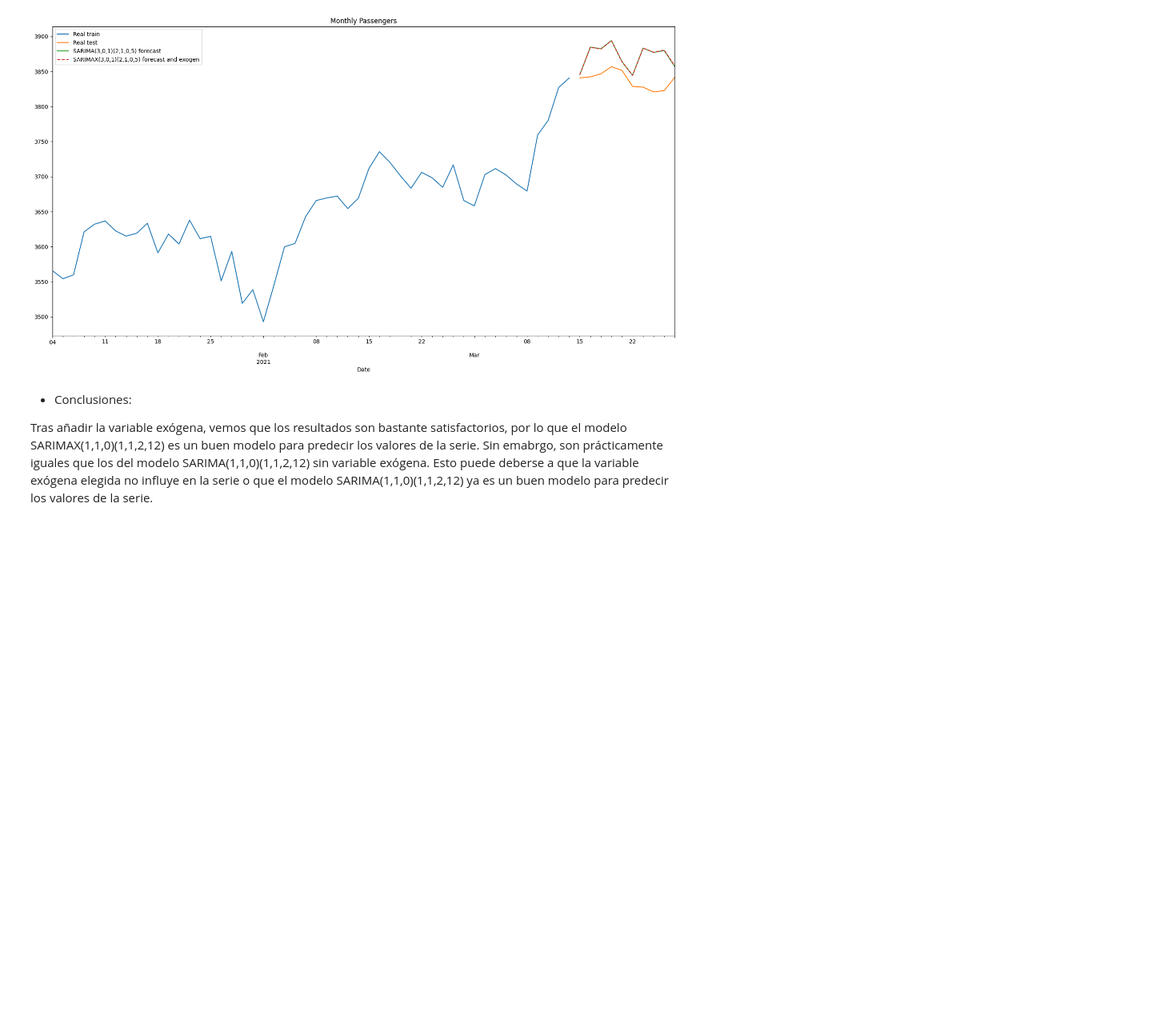
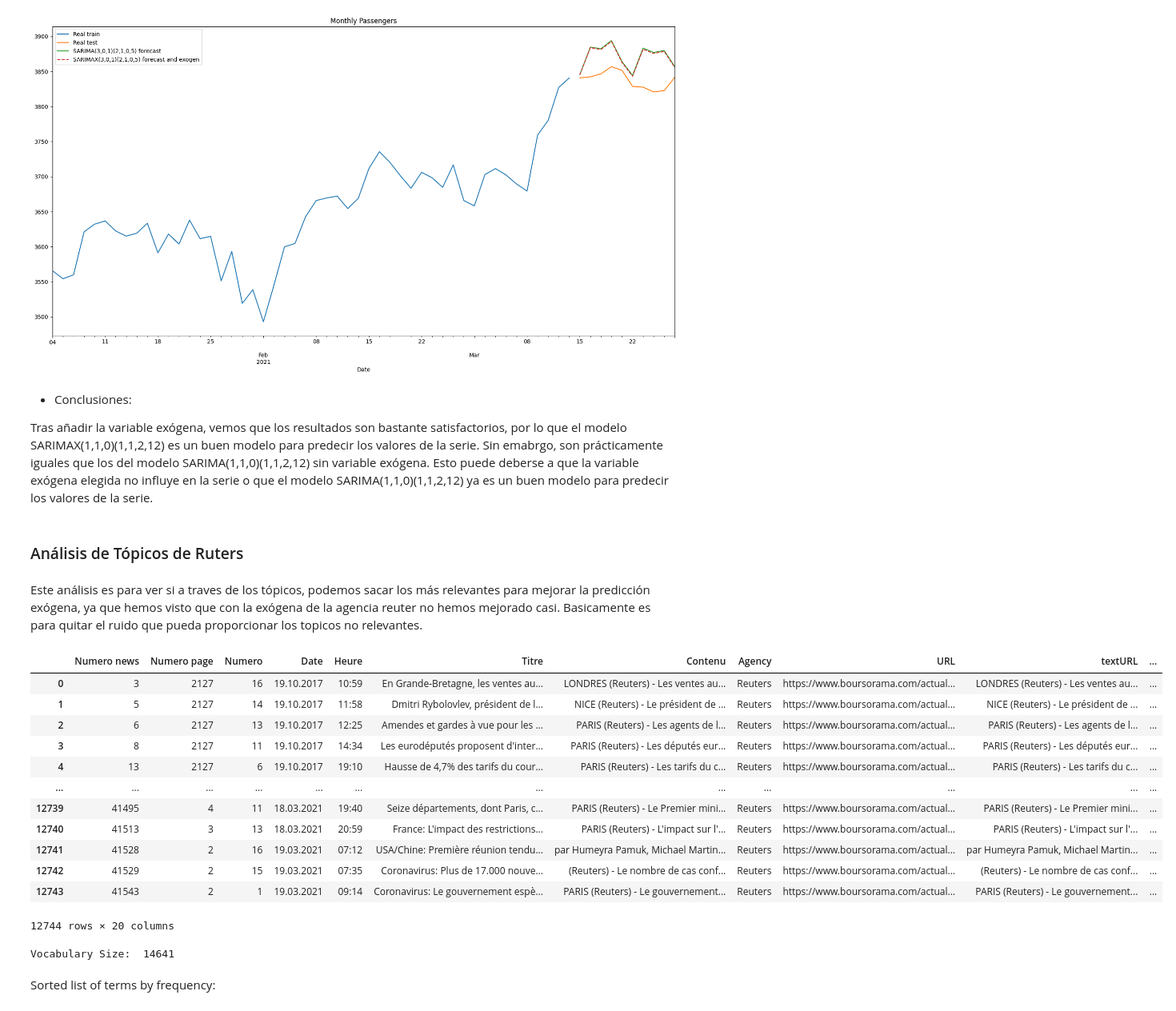
Before and after one commit to AlejandroPqLz/StockPrediction, a Jupyter notebook: code/DCDC_PrácticaFinal_Predicción de Stock.ipynb, the cells around one changed output. Shown at 80% size. Saved outputs shown, nothing was run; the diff lists cells and outputs as text; code cells hidden in the pictures; blank space fills up the shorter version.

```diff
--- a/code/DCDC_PrácticaFinal_Predicción de Stock.ipynb
+++ b/code/DCDC_PrácticaFinal_Predicción de Stock.ipynb
@@ -1267,3 +1308,30 @@ STOP: TOTAL NO. of ITERATIONS REACHED LIMIT
 - Conclusiones:
 
 Tras añadir la variable exógena, vemos que los resultados son bastante satisfactorios, por lo que el modelo SARIMAX(1,1,0)(1,1,2,12) es un buen modelo para predecir los valores de la serie. Sin emabrgo, son prácticamente iguales que los del modelo SARIMA(1,1,0)(1,1,2,12) sin variable exógena. Esto puede deberse a que la variable exógena elegida no influye en la serie o que el modelo SARIMA(1,1,0)(1,1,2,12) ya es un buen modelo para predecir los valores de la serie.
+# %% [markdown]
+### Análisis de Tópicos de Ruters
+# %% [markdown]
+Este análisis es para ver si a traves de los tópicos, podemos sacar los más relevantes para mejorar la predicción exógena, ya que hemos visto que con la exógena de la agencia reuter no hemos mejorado casi. Basicamente es para quitar el ruido que pueda proporcionar los topicos no relevantes.
+# %%
+# get only the agency Reuters
+# =====================================================================
+agency = 'Reuters'
+reuters = news_french[news_french['Agency'] == agency]
+# reset index and drop the old index
+reuters.reset_index(inplace=True)
+reuters.drop(['index'], axis=1, inplace=True)
+reuters
+# %% [output]
+|  | Numero news | Numero page | Numero | Date | Heure | Titre | Contenu | Agency | URL | textURL | ... |
+| 0 | 3 | 2127 | 16 | 19.10.2017 | 10:59 | En Grande-Bretagne, les ventes au... | LONDRES (Reuters) - Les ventes au... | Reuters | https://www.boursorama.com/actual... | LONDRES (Reuters) - Les ventes au... | ... |
+| 1 | 5 | 2127 | 14 | 19.10.2017 | 11:58 | Dmitri Rybolovlev, président de l... | NICE (Reuters) - Le président de ... | Reuters | https://www.boursorama.com/actual... | NICE (Reuters) - Le président de ... | ... |
+| 2 | 6 | 2127 | 13 | 19.10.2017 | 12:25 | Amendes et gardes à vue pour les ... | PARIS (Reuters) - Les agents de l... | Reuters | https://www.boursorama.com/actual... | PARIS (Reuters) - Les agents de l... | ... |
+| 3 | 8 | 2127 | 11 | 19.10.2017 | 14:34 | Les eurodéputés proposent d'inter... | PARIS (Reuters) - Les députés eur... | Reuters | https://www.boursorama.com/actual... | PARIS (Reuters) - Les députés eur... | ... |
+| 4 | 13 | 2127 | 6 | 19.10.2017 | 19:10 | Hausse de 4,7% des tarifs du cour... | PARIS (Reuters) - Les tarifs du c... | Reuters | https://www.boursorama.com/actual... | PARIS (Reuters) - Les tarifs du c... | ... |
+| ... | ... | ... | ... | ... | ... | ... | ... | ... | ... | ... | ... |
+| 12739 | 41495 | 4 | 11 | 18.03.2021 | 19:40 | Seize départements, dont Paris, c... | PARIS (Reuters) - Le Premier mini... | Reuters | https://www.boursorama.com/actual... | PARIS (Reuters) - Le Premier mini... | ... |
+| 12740 | 41513 | 3 | 13 | 18.03.2021 | 20:59 | France: L'impact des restrictions... | PARIS (Reuters) - L'impact sur l'... | Reuters | https://www.boursorama.com/actual... | PARIS (Reuters) - L'impact sur l'... | ... |
+| 12741 | 41528 | 2 | 16 | 19.03.2021 | 07:12 | USA/Chine: Première réunion tendu... | par Humeyra Pamuk, Michael Martin... | Reuters | https://www.boursorama.com/actual... | par Humeyra Pamuk, Michael Martin... | ... |
+| 12742 | 41529 | 2 | 15 | 19.03.2021 | 07:35 | Coronavirus: Plus de 17.000 nouve... | (Reuters) - Le nombre de cas conf... | Reuters | https://www.boursorama.com/actual... | (Reuters) - Le nombre de cas conf... | ... |
+| 12743 | 41543 | 2 | 1 | 19.03.2021 | 09:14 | Coronavirus: Le gouvernement espè... | PARIS (Reuters) - Le gouvernement... | Reuters | https://www.boursorama.com/actual... | PARIS (Reuters) - Le gouvernement... | ... |
+12744 rows × 20 columns
@@ -1269,0 +1346,23 @@ Tras añadir la variable exógena, vemos que los resultados son bastante satisfa
+# %%
+# list of texts
+documents = reuters['Content eng'].tolist()
+
+# bag-of-words
+tf_vectorizer = CountVectorizer(
+    stop_words='english',
+    min_df=2, # minimum number of documents a word must appear in
+    max_df=0.25, # maximum number of documents a word can appear in
+    lowercase=True,
+    max_features=50000,
+    token_pattern='[a-zA-Z0-9]{3,}',
+    analyzer = 'word'
+)
+bag_of_words = tf_vectorizer.fit_transform(documents)
+dictionary = tf_vectorizer.get_feature_names_out()
+vocabulary = tf_vectorizer.vocabulary_
+
+print("Vocabulary Size: ", len(dictionary))
+# %% [output]
+Vocabulary Size:  14641
+# %% [markdown]
+Sorted list of terms by frequency:
```
Also changed, not shown: parts of 46 cells of this notebook.
